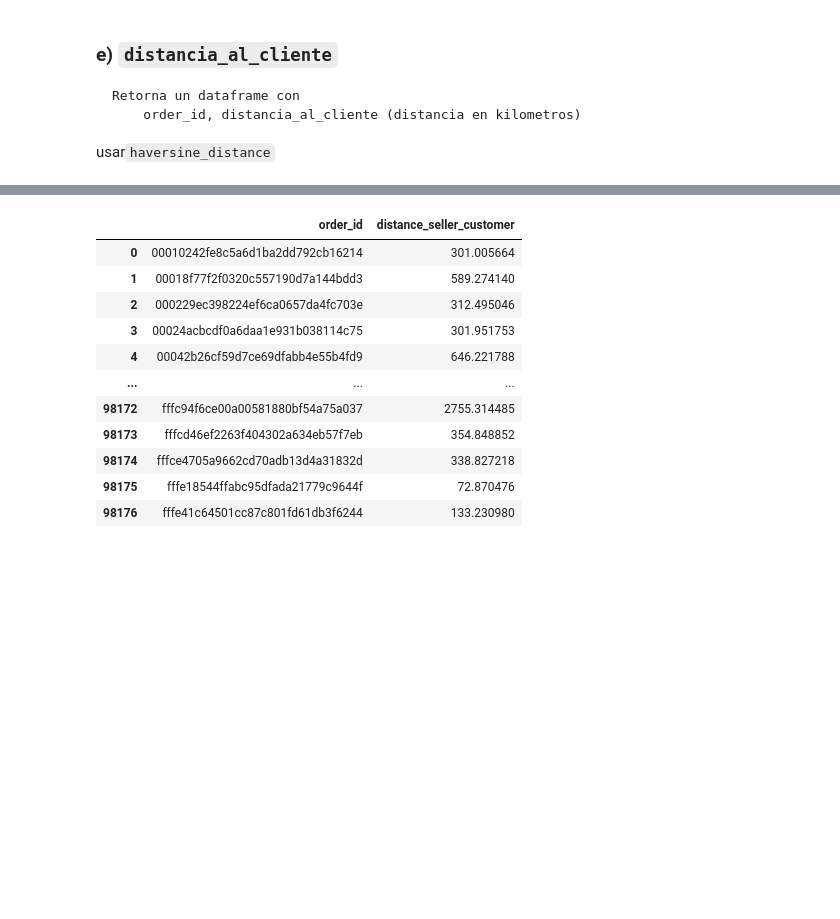
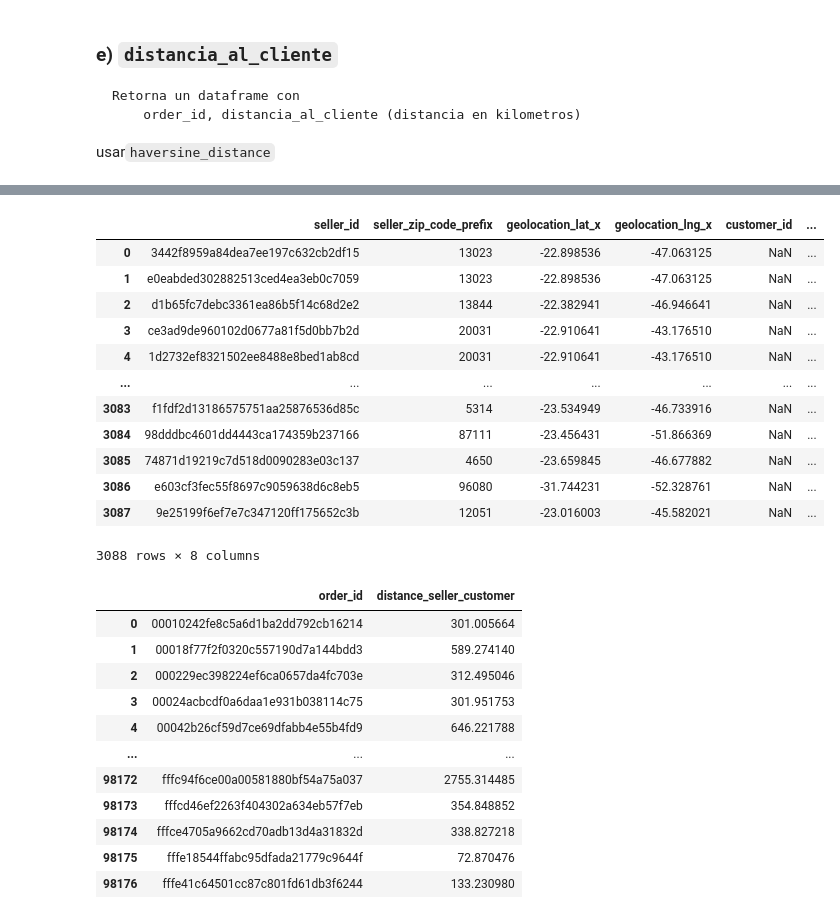
Before and after one commit to adelgado24/UCEMA_POO, a Jupyter notebook: 07-entrenamiento/orders.ipynb, the cells around one changed output, grey strips where cells are left out. Drawn from its saved outputs; the diff is of its cells as text; code cells hidden in the pictures; blank space fills up the shorter version.

```diff
--- a/07-entrenamiento/orders.ipynb
+++ b/07-entrenamiento/orders.ipynb
@@ -394,3 +391,6 @@ def haversine_distance(lon1, lat1, lon2, lat2):
 #agroupa data['geolocation'] con ese metodo y crea un datset llamado geo
 
 # Solo usar columnas 'seller_id', 'seller_zip_code_prefix', 'geolocation_lat', 'geolocation_lng'
+
+geo = data['geolocation'].copy()
+geo = geo.groupby(by = 'geolocation_zip_code_prefix').first().reset_index()
@@ -397,16 +404,35 @@ def haversine_distance(lon1, lat1, lon2, lat2):
 # %%
 
 # mergear sellers con geolocalizacion
+sellers = data['sellers']
+merge_sellers = sellers.merge(geo, left_on = 'seller_zip_code_prefix', right_on = 'geolocation_zip_code_prefix')[['seller_id', 'seller_zip_code_prefix', 'geolocation_lat', 'geolocation_lng']]
+merge_sellers.head()
 # Mergear con buyers, usar solo de ese dataset ['customer_id', 'customer_zip_code_prefix', 'geolocation_lat', 'geolocation_lng']
+buyers = data['customers']
+merge_buyers = buyers.merge(geo, left_on = 'customer_zip_code_prefix', right_on = 'geolocation_zip_code_prefix')[['customer_id','customer_zip_code_prefix', 'geolocation_lat', 'geolocation_lng']]
 
 # Mergear en otra tabla compradores y vendedores
-
-
+merge_final = merge_sellers.merge(merge_buyers,how = 'left', left_on = 'seller_id', right_on = 'customer_id')
 # Mergear ese resultado con geolocalizacion de compradores
+merge_final
 
 # Remover  na()
 
 # Una orden puede tener muchos compradores retorna el promedio
+# %% [output]
+|  | seller_id | seller_zip_code_prefix | geolocation_lat_x | geolocation_lng_x | customer_id | ... |
+| 0 | 3442f8959a84dea7ee197c632cb2df15 | 13023 | -22.898536 | -47.063125 | NaN | ... |
+| 1 | e0eabded302882513ced4ea3eb0c7059 | 13023 | -22.898536 | -47.063125 | NaN | ... |
+| 2 | d1b65fc7debc3361ea86b5f14c68d2e2 | 13844 | -22.382941 | -46.946641 | NaN | ... |
+| 3 | ce3ad9de960102d0677a81f5d0bb7b2d | 20031 | -22.910641 | -43.176510 | NaN | ... |
+| 4 | 1d2732ef8321502ee8488e8bed1ab8cd | 20031 | -22.910641 | -43.176510 | NaN | ... |
+| ... | ... | ... | ... | ... | ... | ... |
+| 3083 | f1fdf2d13186575751aa25876536d85c | 5314 | -23.534949 | -46.733916 | NaN | ... |
+| 3084 | 98dddbc4601dd4443ca174359b237166 | 87111 | -23.456431 | -51.866369 | NaN | ... |
+| 3085 | 74871d19219c7d518d0090283e03c137 | 4650 | -23.659845 | -46.677882 | NaN | ... |
+| 3086 | e603cf3fec55f8697c9059638d6c8eb5 | 96080 | -31.744231 | -52.328761 | NaN | ... |
+| 3087 | 9e25199f6ef7e7c347120ff175652c3b | 12051 | -23.016003 | -45.582021 | NaN | ... |
+3088 rows × 8 columns
 # %%
 from olist.preprocess import calcular_distancia_vendedor_comprador
 distancia_a_la_orden = calcular_distancia_vendedor_comprador(data)
```
Also changed, not shown: parts of 3 cells of this notebook, 1 other file.
